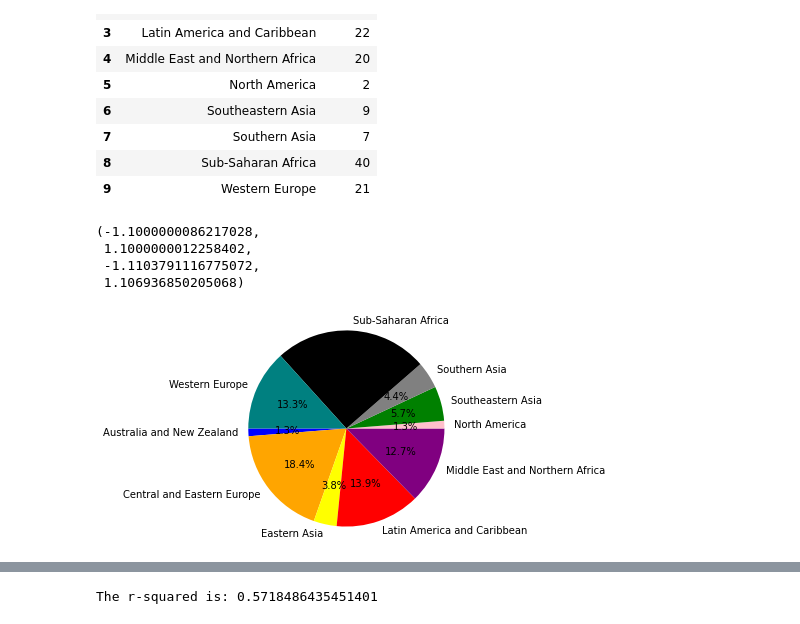
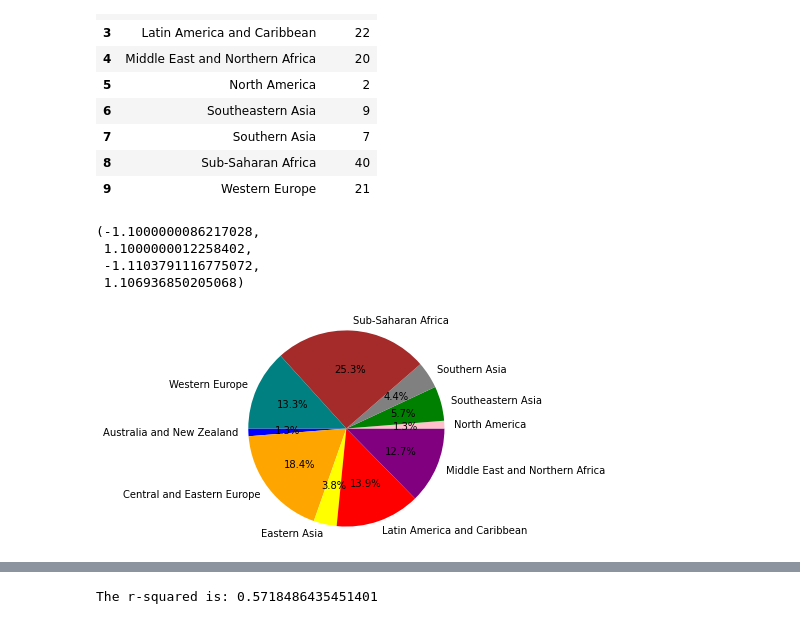
Before and after one commit to lina3362/Project-1, a Jupyter notebook: Project1-WorldHappyness.ipynb, the cells around one changed output, grey strips where cells are left out. Drawn from its saved outputs; the diff is of its cells as text; code cells hidden in the pictures.

```diff
--- a/Project1-WorldHappyness.ipynb
+++ b/Project1-WorldHappyness.ipynb
@@ -487,15 +464,15 @@ region_counts
 # %%
 # Generate a pie plot showing the distribution of female versus male mice using pyplot
 gender_count = (data2015.groupby(["Region"])["Country"].count()).tolist()
 labels = ["Australia and New Zealand","Central and Eastern Europe", "Eastern Asia", "Latin America and Caribbean",
          "Middle East and Northern Africa", "North America", "Southeastern Asia", "Southern Asia", "Sub-Saharan Africa", "Western Europe"]
-color = ["blue","orange","yellow","red","purple","pink","green","gray","black","teal"]
+color = ["blue","orange","yellow","red","purple","pink","green","gray","brown","teal"]
 explode = (0,0,0,0,0,0,0,0,0,0)
 plt.pie(gender_count, explode=explode, labels=labels, colors=color, autopct='%1.1f%%', shadow=False, startangle=180)
 plt.axis("equal")
 # %% [output]
 (-1.1000000086217028,
  1.1000000012258402,
  -1.1103791116775072,
  1.106936850205068)
-[figure, old version]
+[figure, new version]
```
Also changed, not shown: parts of 9 cells of this notebook.
